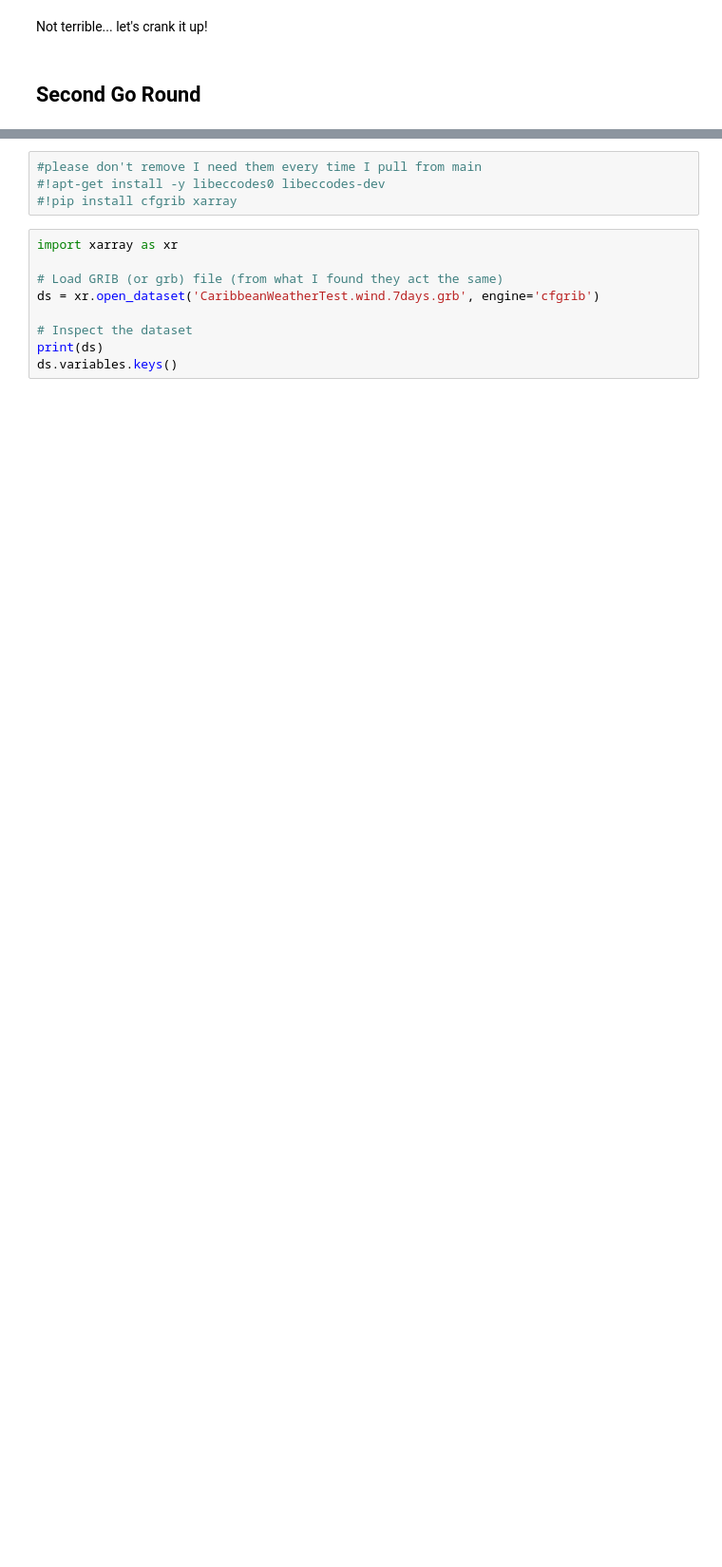
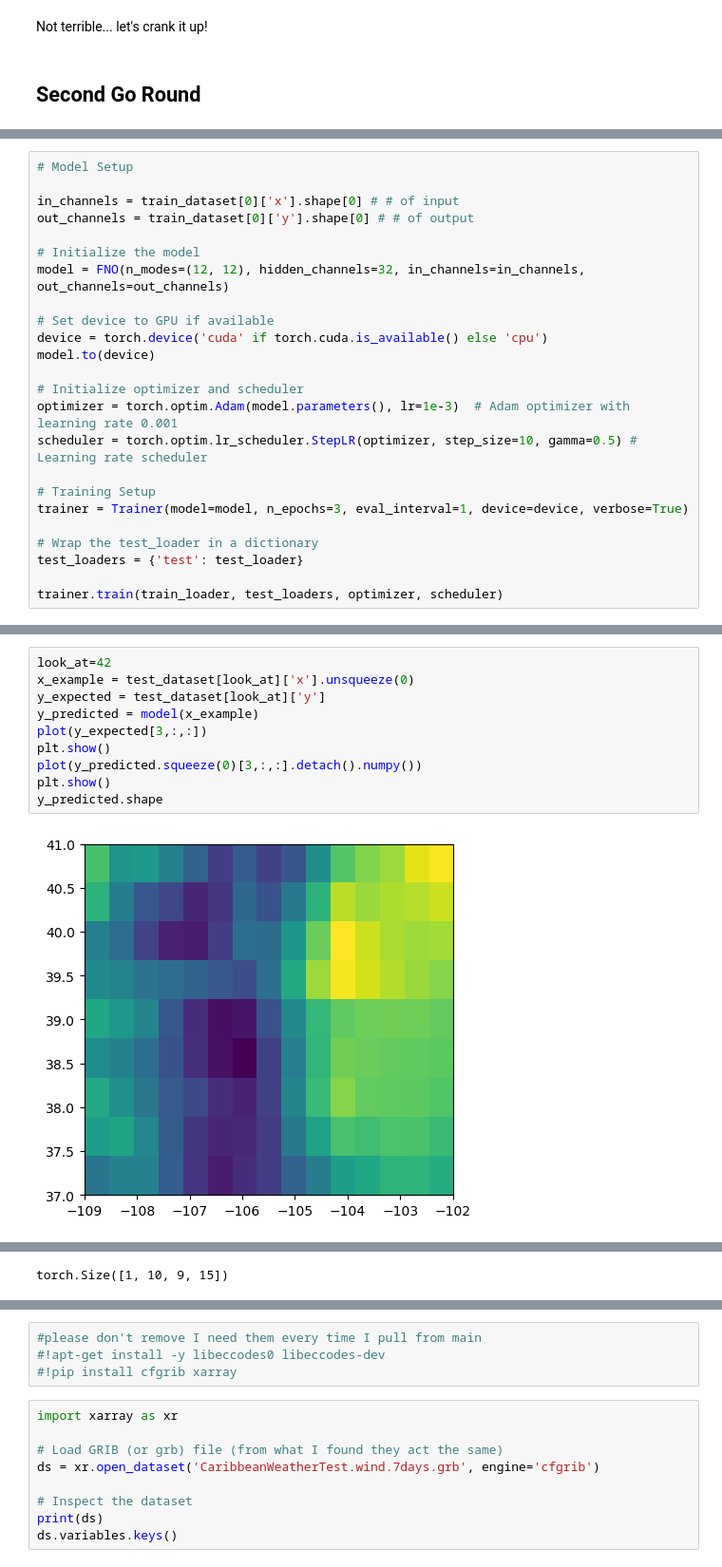
Before and after one commit to Quinntillion/MLProject, a Jupyter notebook: testNotebook.ipynb, the cells around one changed output, grey strips where cells are left out. Shown: that part at 95% size. Saved outputs shown, nothing was run; the diff lists cells and outputs as text; blank space fills up the shorter version.

```diff
--- a/testNotebook.ipynb
+++ b/testNotebook.ipynb
@@ -482,0 +442,24 @@ RuntimeError: Given groups=1, weight of size [64, 8, 1], expected input[1, 4, 67
+# %%
+# Model Setup
+
+in_channels = train_dataset[0]['x'].shape[0] # # of input
+out_channels = train_dataset[0]['y'].shape[0] # # of output
+
+# Initialize the model
+model = FNO(n_modes=(12, 12), hidden_channels=32, in_channels=in_channels, out_channels=out_channels)
+
+# Set device to GPU if available
+device = torch.device('cuda' if torch.cuda.is_available() else 'cpu')
+model.to(device)
+
+# Initialize optimizer and scheduler
+optimizer = torch.optim.Adam(model.parameters(), lr=1e-3)  # Adam optimizer with learning rate 0.001
+scheduler = torch.optim.lr_scheduler.StepLR(optimizer, step_size=10, gamma=0.5) # Learning rate scheduler
+
+# Training Setup
+trainer = Trainer(model=model, n_epochs=3, eval_interval=1, device=device, verbose=True)
+
+# Wrap the test_loader in a dictionary
+test_loaders = {'test': test_loader}
+
+trainer.train(train_loader, test_loaders, optimizer, scheduler)
@@ -482,0 +482,12 @@ RuntimeError: Given groups=1, weight of size [64, 8, 1], expected input[1, 4, 67
+# %%
+look_at=42
+x_example = test_dataset[look_at]['x'].unsqueeze(0)
+y_expected = test_dataset[look_at]['y']
+y_predicted = model(x_example)
+plot(y_expected[3,:,:])
+plt.show()
+plot(y_predicted.squeeze(0)[3,:,:].detach().numpy())
+plt.show()
+y_predicted.shape
+# %% [output]
+[figure, added]
@@ -482,0 +495 @@ RuntimeError: Given groups=1, weight of size [64, 8, 1], expected input[1, 4, 67
+torch.Size([1, 10, 9, 15])
```
Also changed, not shown: parts of 26 cells of this notebook.
